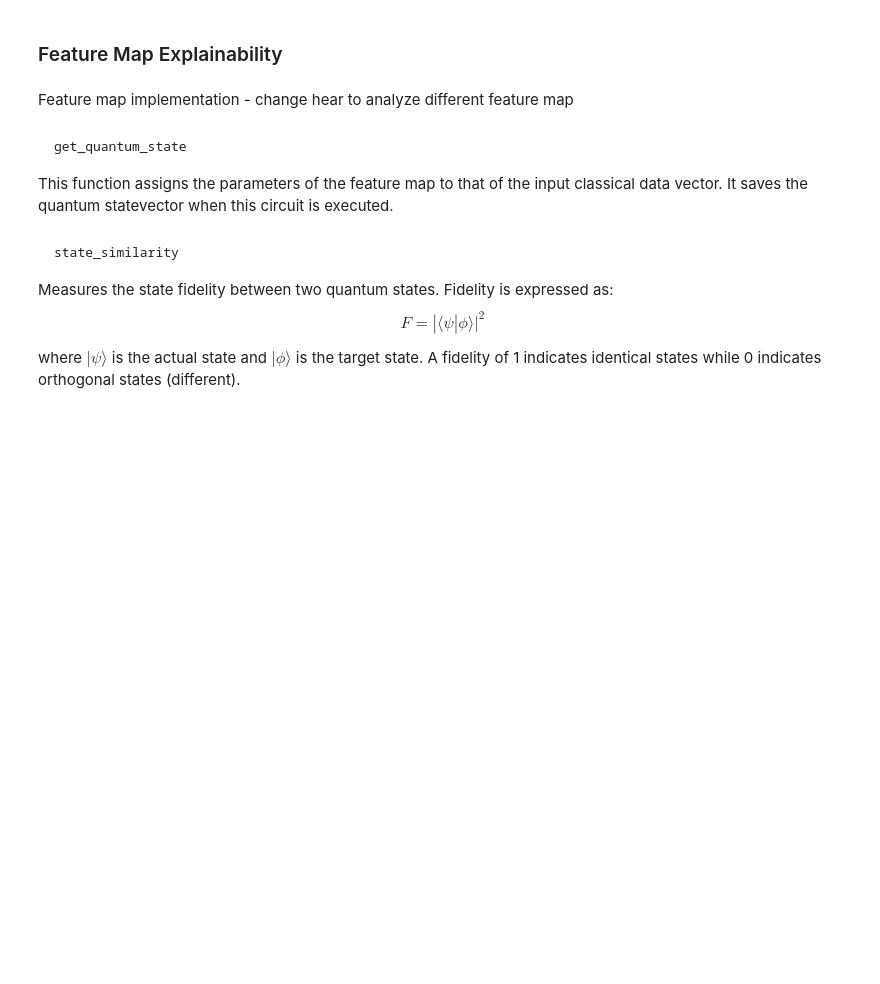
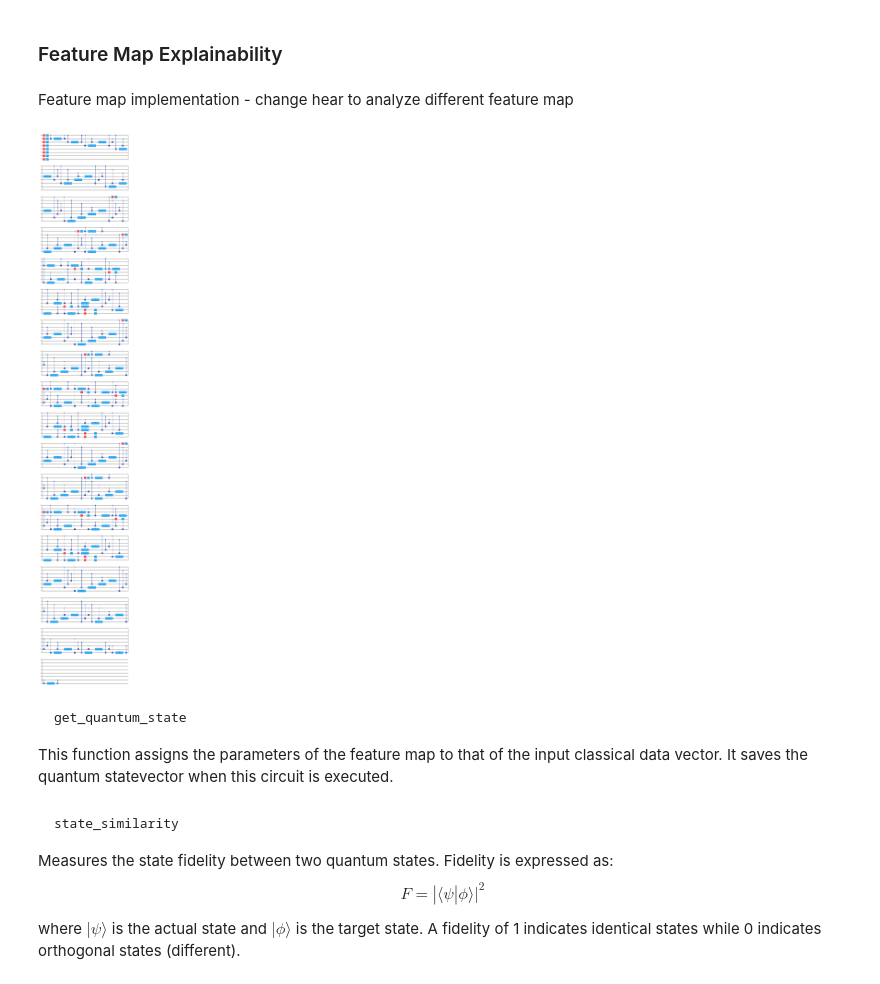
Before and after one commit to barra-white/qml-explainability-by-parts, a Jupyter notebook: explainability/feature map/feature-map-shap.ipynb, the cells around one changed output. Drawn from its saved outputs; the diff is of its cells as text; code cells hidden in the pictures; blank space fills up the shorter version.

Commit message:
finalished featuremap shap file

````diff
--- a/explainability/feature map/feature-map-shap.ipynb
+++ b/explainability/feature map/feature-map-shap.ipynb
@@ -80,6 +77,10 @@ Feature map implementation - change hear to analyze different feature map
 # %%
 # generate feature map used
 feature_map = zz_feature_map(feature_dimension=dataset.get_num_features(), reps=4, entanglement='full')
+# %%
+feature_map.draw('mpl')
+# %% [output]
+[figure, added]
 # %% [markdown]
 ```python
 get_quantum_state
````
Also changed, not shown: parts of 5 cells of this notebook.
